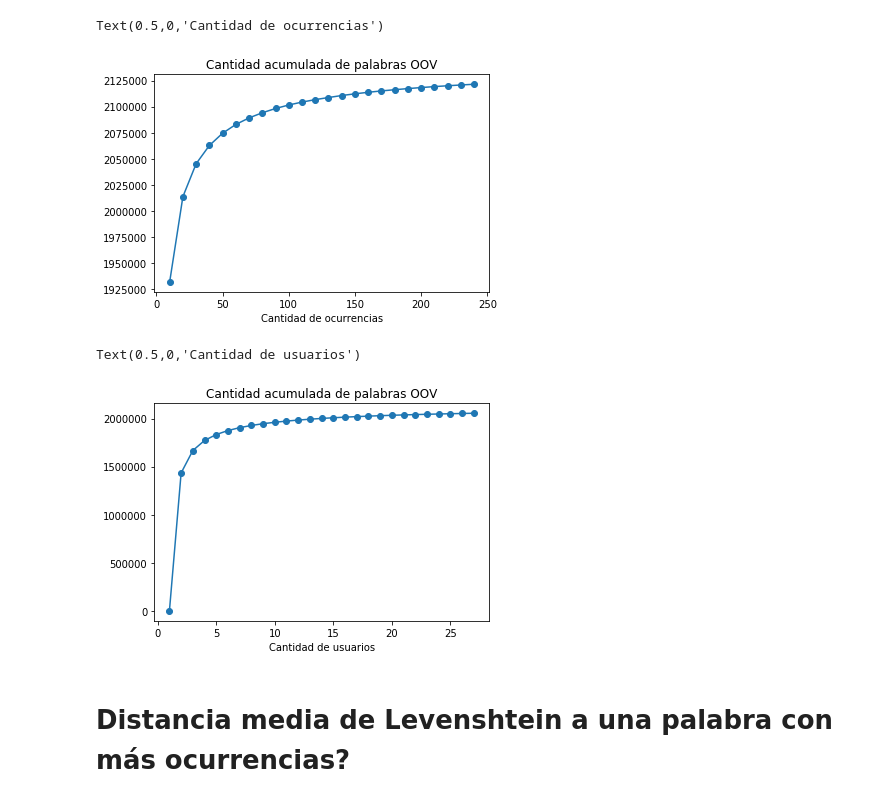
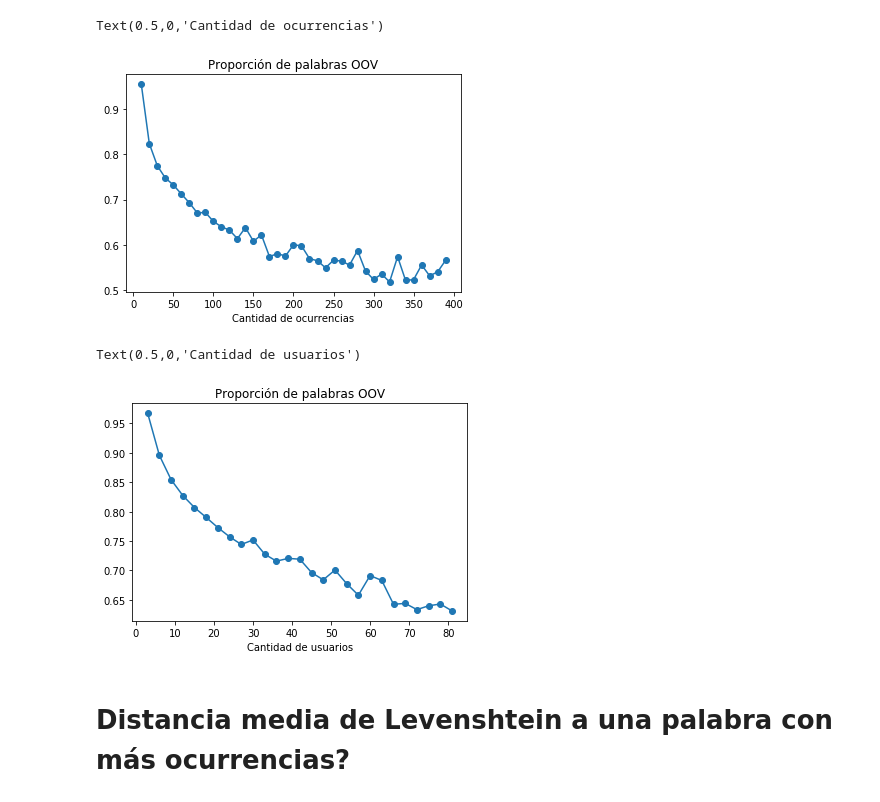
Before and after one commit to finiteautomata/contrastes, a Jupyter notebook: notebooks/constantes_de_filtrado.ipynb, the cells around one changed output. Drawn from its saved outputs; the diff is of its cells as text; code cells hidden in the pictures.

```diff
--- a/notebooks/constantes_de_filtrado.ipynb
+++ b/notebooks/constantes_de_filtrado.ipynb
@@ -26,7 +25,0 @@ Total de palabras: 2330114
-# %%
-accum = {}
-for i in range(1, 25):
-    accum[10 * i] = len(df[df.cant_palabra < (10*i)])
-pd.Series(accum).plot(marker="o")
-
-plt.title("Cantidad acumulada de palabras con menos de X ocurrencias")
@@ -36,7 +25,0 @@ Text(0.5,1,'Cantidad acumulada de palabras con menos de X ocurrencias')
-# %%
-accum = {}
-for i in range(1, 50, 1):
-    accum[i] = len(df[df.cant_usuarios <= i])
-pd.Series(accum).plot(marker="o")
-
-plt.title("Cantidad acumulada de palabras con menos de X usuarios")
@@ -100,8 +56,10 @@ import hunspell
 sc = hunspell.HunSpell("/usr/share/hunspell/es_AR.dic", "/usr/share/hunspell/es_AR.aff")
 vocabulary = set()
 accum = {}
-for i in range(1, 25):
-    palabras = df[df.cant_palabra < (10 * i)].index
+m = 10
+
+for i in range(1, 40):
+    palabras = df[(df.cant_palabra >= (m* (i-1))) & (df.cant_palabra < (m * i))].index
     cantidad = len(palabras)
     buenas = 0
 
@@ -111,7 +69,6 @@ for i in range(1, 25):
                 vocabulary.add(w)
                 buenas+=1
         except:
-            print(w)
-            print("Skipping")
+            pass
 
-    accum[10 * i] = cantidad - buenas
+    accum[m * i] = (cantidad - buenas) / cantidad
@@ -136,11 +75,11 @@ Skipping
 # %%
 pd.Series(accum).plot(marker="o")
 
-plt.title("Cantidad acumulada de palabras OOV")
+plt.title("Proporción de palabras OOV")
 plt.xlabel("Cantidad de ocurrencias")
 # %% [output]
 Text(0.5,0,'Cantidad de ocurrencias')
-[figure, old version]
+[figure, new version]
 # %%
 import hunspell
 sc = hunspell.HunSpell("/usr/share/hunspell/es_AR.dic", "/usr/share/hunspell/es_AR.aff")
@@ -164,11 +104,11 @@ for i in range(1, 28):
 # %%
 pd.Series(accum).plot(marker="o")
 
-plt.title("Cantidad acumulada de palabras OOV")
+plt.title("Proporción de palabras OOV")
 plt.xlabel("Cantidad de usuarios")
 # %% [output]
 Text(0.5,0,'Cantidad de usuarios')
-[figure, old version]
+[figure, new version]
 # %% [markdown]
 # Distancia media de Levenshtein a una palabra con más ocurrencias?
 # %% [markdown]
```
Also changed, not shown: parts of 18 cells of this notebook.
